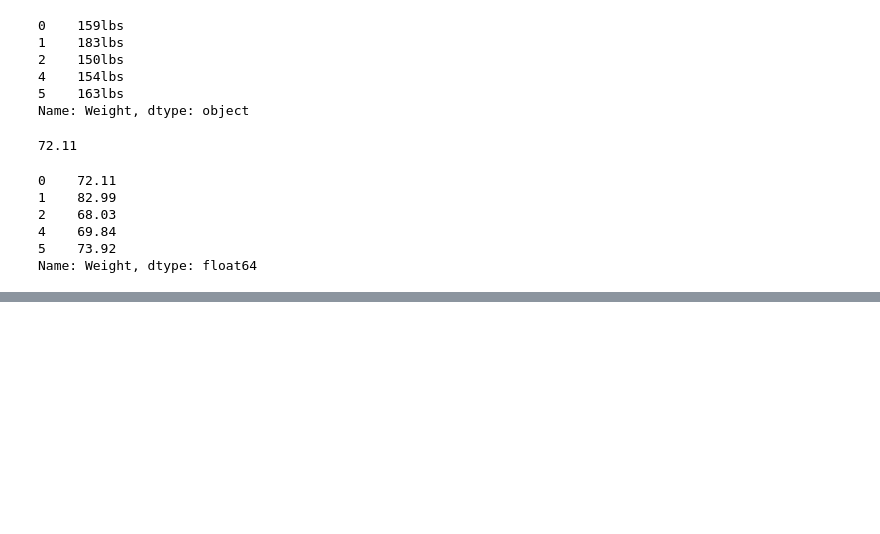
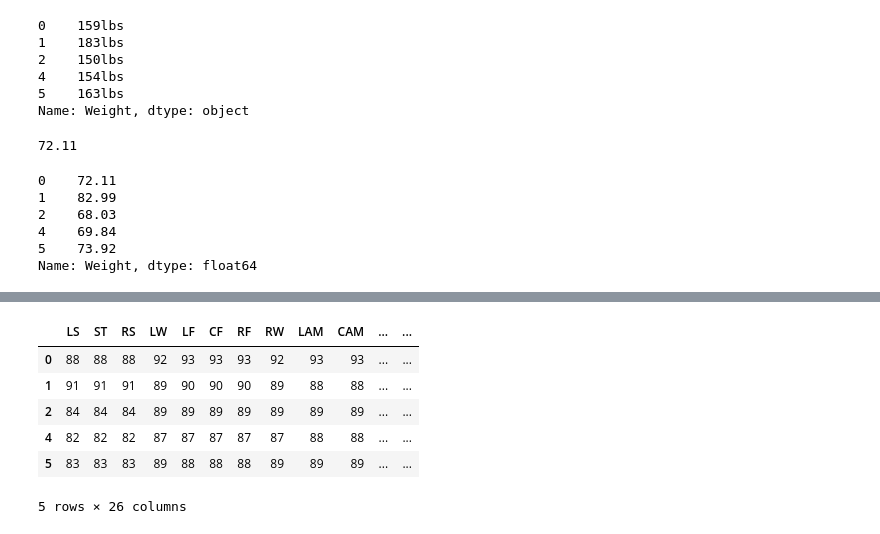
Before and after one commit to mikitachab/football-manager-ml-support, a Jupyter notebook: football-manager-intro-[PL].ipynb, the cells around one changed output, grey strips where cells are left out. Cells and saved outputs as stored; diff of their text form; code cells hidden in the pictures; blank space fills up the shorter version.

Commit message:
skills transform to int

```diff
--- a/football-manager-intro-[PL].ipynb
+++ b/football-manager-intro-[PL].ipynb
@@ -273,0 +289,21 @@ Name: Weight, dtype: float64
+# %%
+skills_colums = ['LS', 'ST', 'RS', 'LW', 'LF', 'CF', 'RF', 'RW', 'LAM', 'CAM',
+       'RAM', 'LM', 'LCM', 'CM', 'RCM', 'RM', 'LWB', 'LDM', 'CDM', 'RDM',
+       'RWB', 'LB', 'LCB', 'CB', 'RCB', 'RB']
+# %%
+# '88+3' return int  88
+def transform_skill(x):
+    return int(x.split('+')[0])
+# %%
+for col in skills_colums:
+    fifa_data[col] = fifa_data[col].apply(transform_skill)
+# %%
+fifa_data[skills_colums].head()
+# %% [output]
+|  | LS | ST | RS | LW | LF | CF | RF | RW | LAM | CAM | ... | ... |
+| 0 | 88 | 88 | 88 | 92 | 93 | 93 | 93 | 92 | 93 | 93 | ... | ... |
+| 1 | 91 | 91 | 91 | 89 | 90 | 90 | 90 | 89 | 88 | 88 | ... | ... |
+| 2 | 84 | 84 | 84 | 89 | 89 | 89 | 89 | 89 | 89 | 89 | ... | ... |
+| 4 | 82 | 82 | 82 | 87 | 87 | 87 | 87 | 87 | 88 | 88 | ... | ... |
+| 5 | 83 | 83 | 83 | 89 | 88 | 88 | 88 | 89 | 89 | 89 | ... | ... |
+5 rows × 26 columns
```
Also changed, not shown: parts of 7 cells of this notebook.
